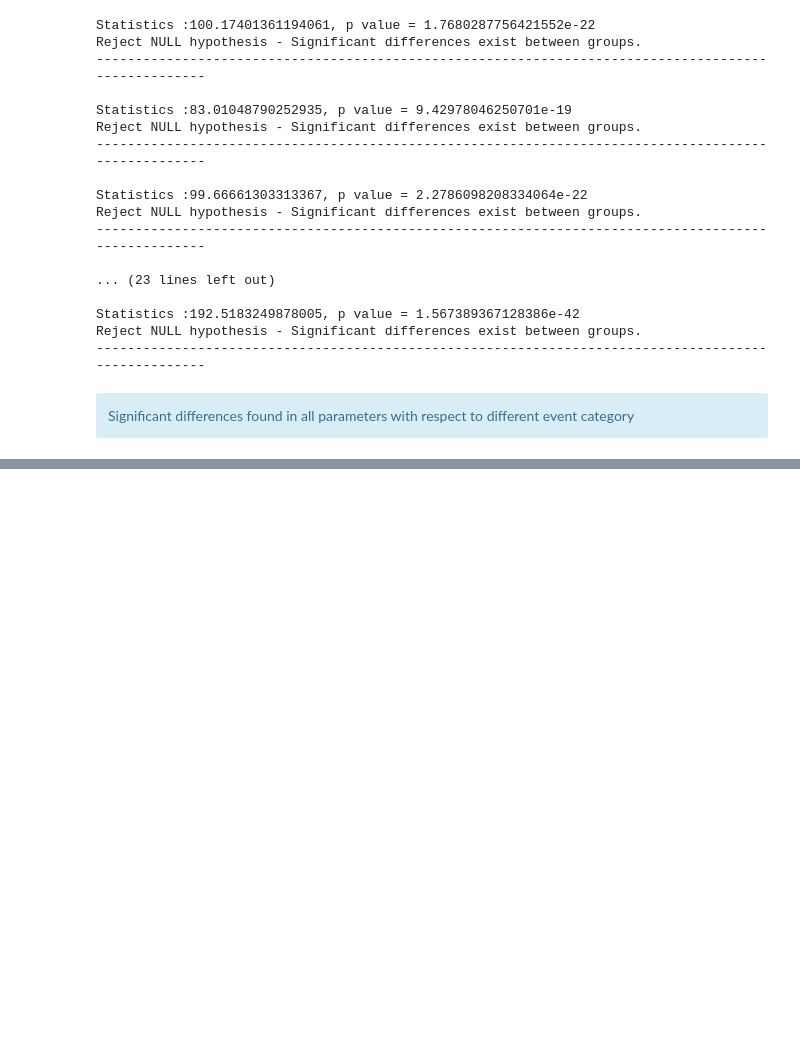
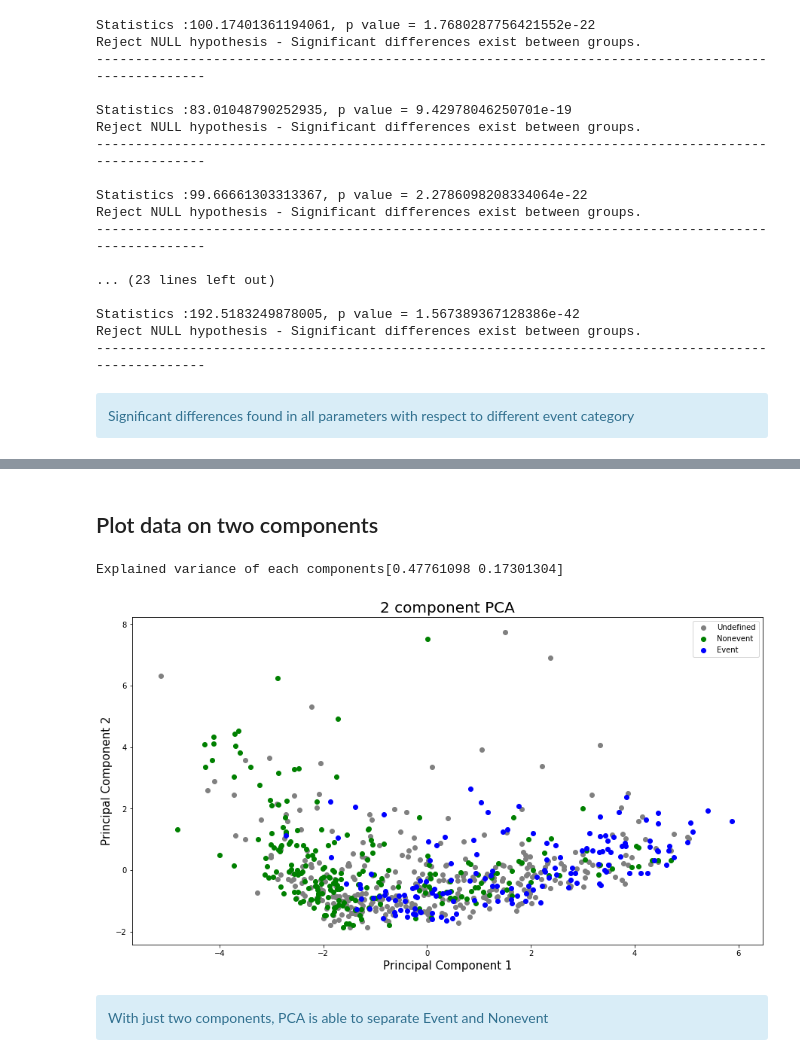
Before and after one commit to vietle94/NPF-smearII, a Jupyter notebook: Project.ipynb, the cells around one changed output, grey strips where cells are left out. Saved outputs shown, nothing was run; the diff lists cells and outputs as text; code cells hidden in the pictures; blank space fills up the shorter version.

```diff
--- a/Project.ipynb
+++ b/Project.ipynb
@@ -635,0 +668,20 @@ Reject NULL hypothesis - Significant differences exist between groups.
+# %% [markdown]
+## Plot data on two components
+# %%
+# Plot on first two components
+fig, ax = plt.subplots(1,1,figsize = (15,8))
+ax.set_xlabel('Principal Component 1', fontsize = 15)
+ax.set_ylabel('Principal Component 2', fontsize = 15)
+ax.set_title('2 component PCA', fontsize = 20)
+color = {'Event': 'blue', 'Nonevent' : 'green', 'Undefined' : 'grey'}
+
+for i in ['Undefined', 'Nonevent', 'Event']:
+    mask = y == i
+    plt.scatter(pca_result[mask, 0], pca_result[mask, 1], label=i, c = color.get(i), alpha = 1)
+ax.legend()
+print(f'Explained variance of each components{pca.explained_variance_ratio_[:2]}')
+# %% [output]
+Explained variance of each components[0.47761098 0.17301304]
+[figure, added]
+# %% [markdown]
+<div class="alert alert-block alert-info"> With just two components, PCA is able to separate Event and Nonevent
```
Also changed, not shown: parts of 4 cells of this notebook.
